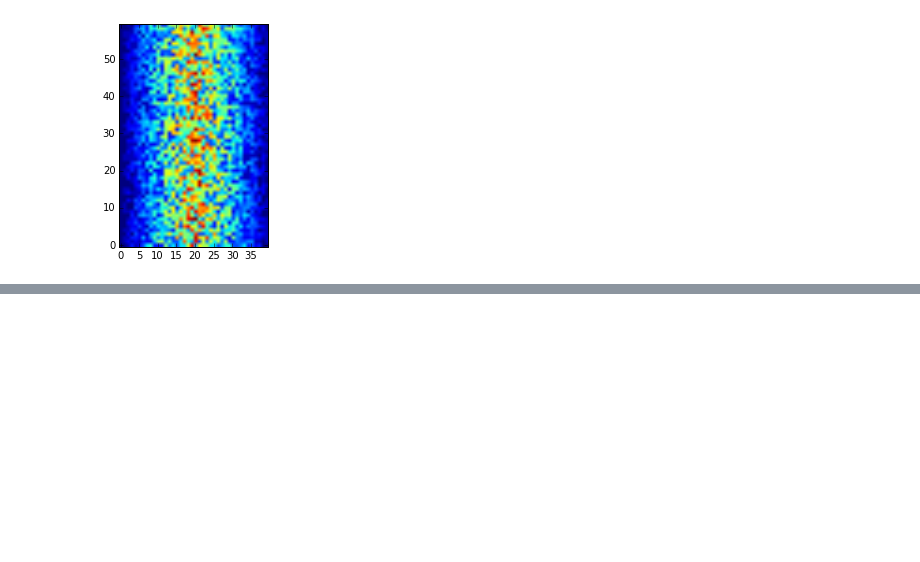
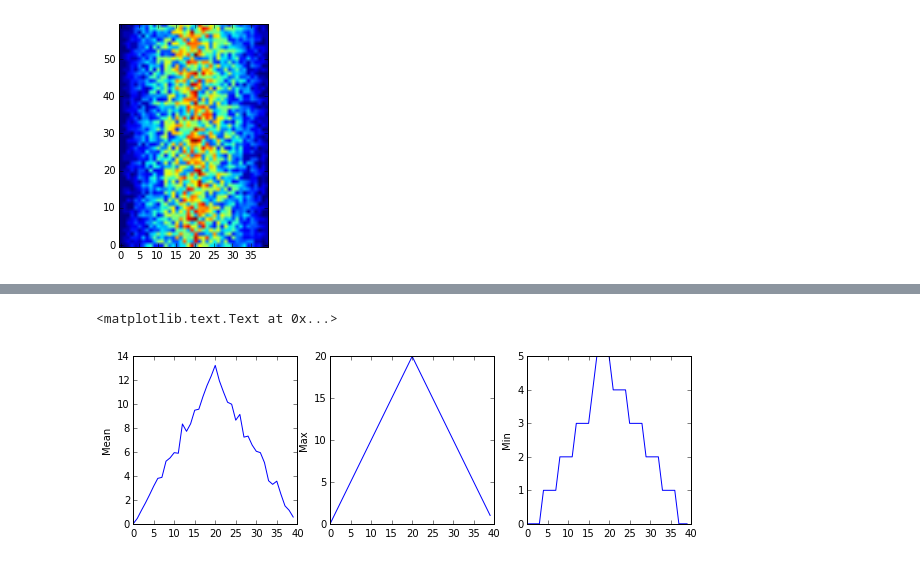
Before and after one commit to camillescott/2015-08-16-ucdavis-wise, a Jupyter notebook: python/az_first_notebook.ipynb, the cells around one changed output, grey strips where cells are left out. Cells and saved outputs as stored; diff of their text form; code cells hidden in the pictures; blank space fills up the shorter version.

```diff
--- a/python/az_first_notebook.ipynb
+++ b/python/az_first_notebook.ipynb
@@ -260,0 +266,17 @@ image = matplotlib.pyplot.imshow(data)
+# %%
+fig = matplotlib.pyplot.figure(figsize = [10, 3]) #[xdim, ydim]
+mean_ax = fig.add_subplot(1, 3, 1) #(num_rows, num_col, plot_num)
+max_ax = fig.add_subplot(1, 3, 2)
+min_ax = fig.add_subplot(1, 3, 3)
+
+mean_ax.plot(data.mean(axis = 0)) #axis = 0, average over rows (one for each day)
+mean_ax.set_ylabel('Mean')
+
+max_ax.plot(data.max(axis = 0))
+max_ax.set_ylabel('Max')
+
+min_ax.plot(data.min(axis = 0))
+min_ax.set_ylabel('Min')
+# %% [output]
+<matplotlib.text.Text at 0x...>
+[figure, added]
```
Also changed, not shown: parts of 50 cells of this notebook, 1 other file.
